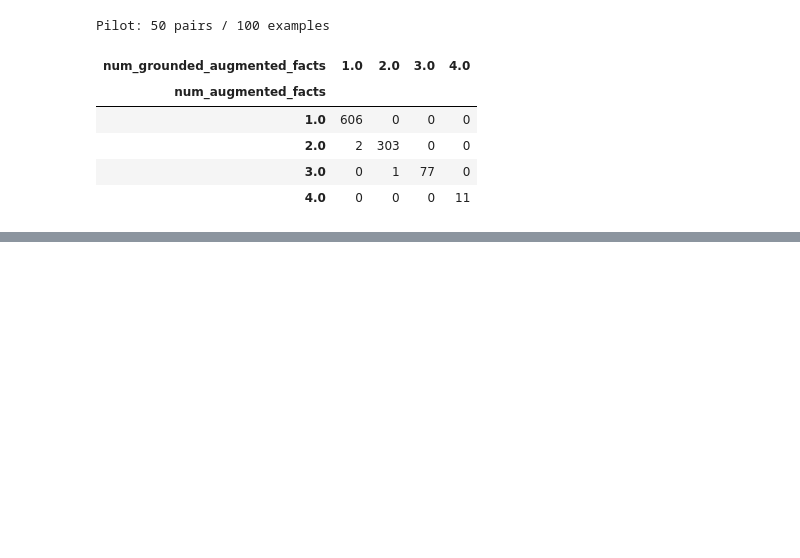
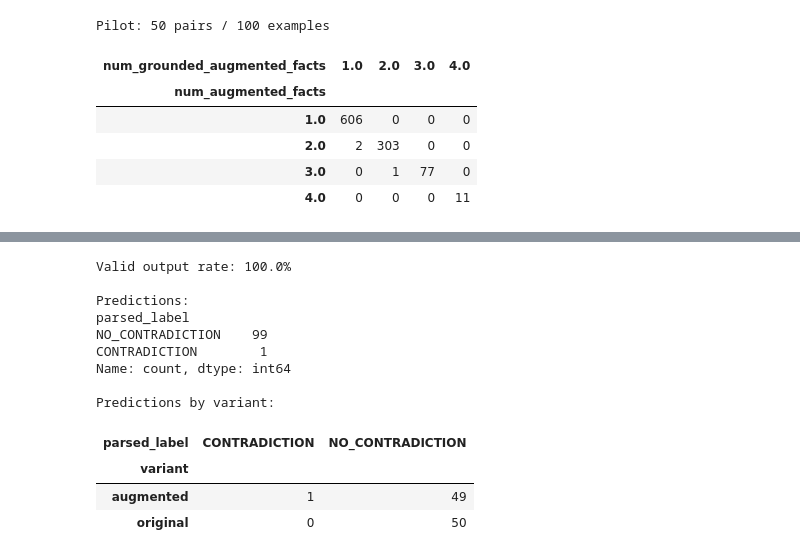
Before and after one commit to Maty228/LLM-Persona-judge-agreement, a Jupyter notebook: llm_judge_agreement.ipynb, the cells around one changed output, grey strips where cells are left out. Drawn from its saved outputs; the diff is of its cells as text; code cells hidden in the pictures; blank space fills up the shorter version.

```diff
--- a/llm_judge_agreement.ipynb
+++ b/llm_judge_agreement.ipynb
@@ -755,0 +750,14 @@ def parse_judge_output(
+# %%
+QWEN_PILOT_PATH = (
+    Path("data/outputs")
+    / "qwen3_4b_pilot.parquet"
+)
+
+qwen_pilot = pd.read_parquet(
+    QWEN_PILOT_PATH
+)
+
+print(f"Rows: {len(qwen_pilot)}")
+print(f"Pairs: {qwen_pilot['pair_id'].nunique()}")
+
+qwen_pilot["raw_output"].value_counts()
@@ -755,0 +827,36 @@ def parse_judge_output(
+# %%
+print(
+    "Valid output rate:",
+    f"{qwen_pilot['valid_output'].mean():.1%}",
+)
+
+print("\nPredictions:")
+print(
+    qwen_pilot[
+        "parsed_label"
+    ].value_counts(
+        dropna=False
+    )
+)
+
+print("\nPredictions by variant:")
+display(
+    pd.crosstab(
+        qwen_pilot["variant"],
+        qwen_pilot["parsed_label"],
+    )
+)
+# %% [output]
+Valid output rate: 100.0%
+
+Predictions:
+parsed_label
+NO_CONTRADICTION    99
+CONTRADICTION        1
+Name: count, dtype: int64
+
+Predictions by variant:
+| parsed_label | CONTRADICTION | NO_CONTRADICTION |
+| variant |  |  |
+| augmented | 1 | 49 |
+| original | 0 | 50 |
```
Also changed, not shown: parts of 10 cells of this notebook, 1 other file.
